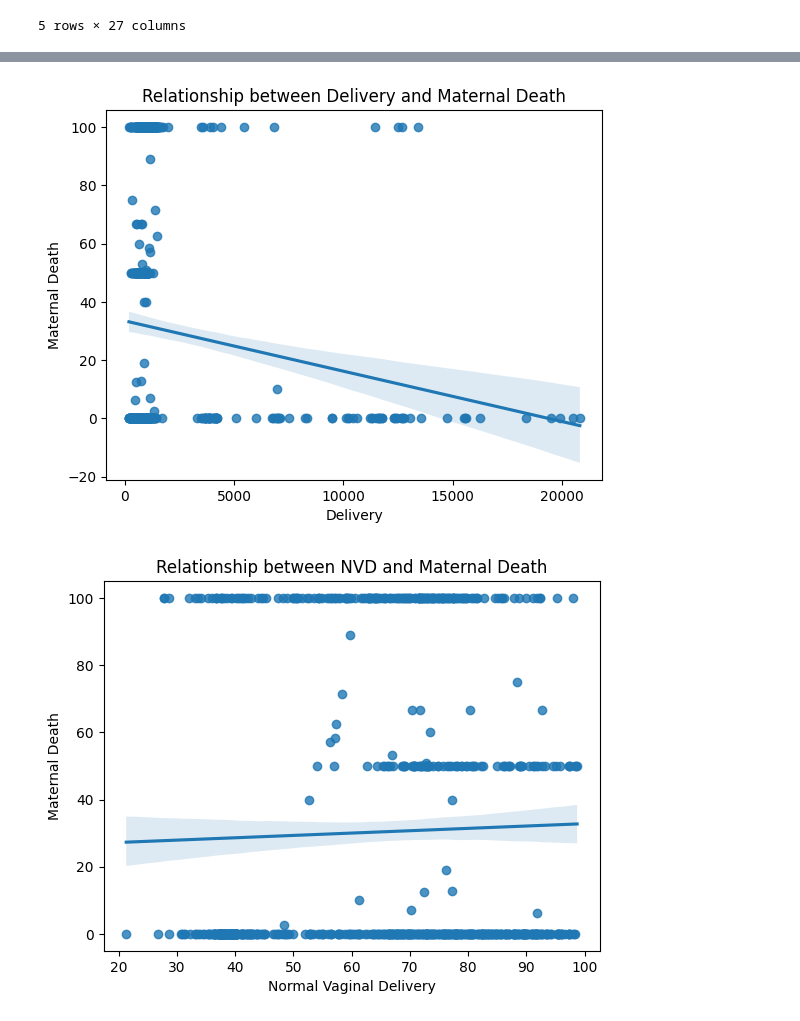
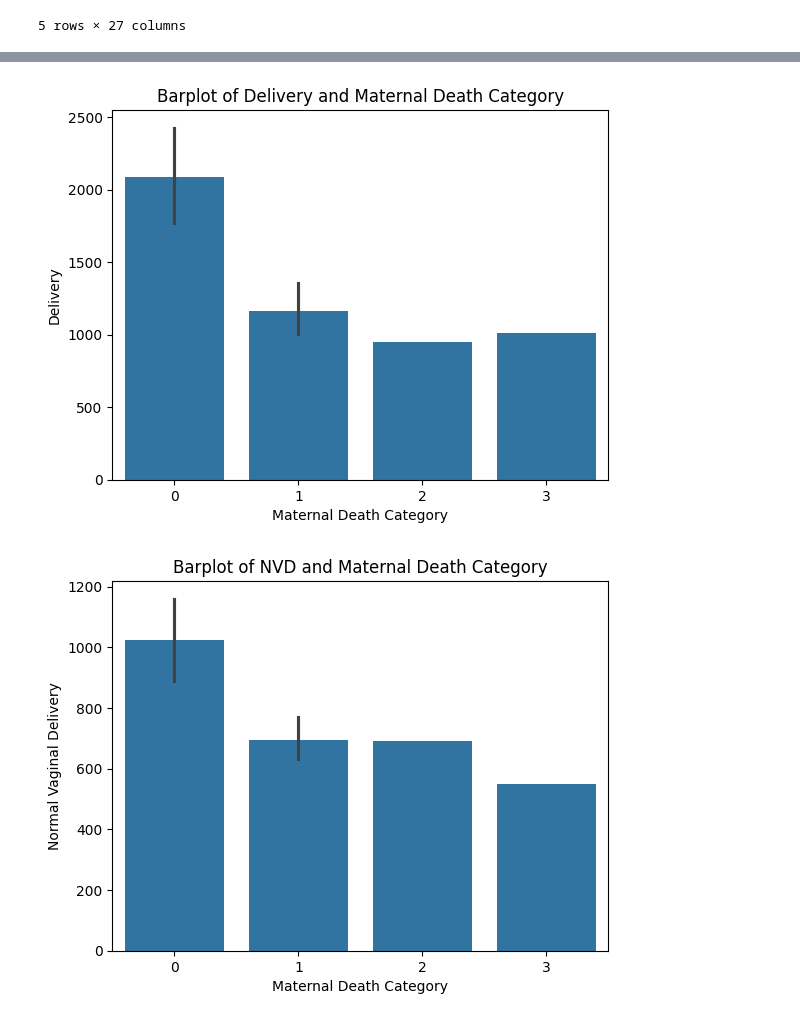
Before and after one commit to sanjida-akhtar/maternal-health-analysis, a Jupyter notebook: notebooks/maternal_health_analysis.ipynb, the cells around one changed output, grey strips where cells are left out. Cells and saved outputs as stored; diff of their text form; code cells hidden in the pictures.

```diff
--- a/notebooks/maternal_health_analysis.ipynb
+++ b/notebooks/maternal_health_analysis.ipynb
@@ -94 +108,5 @@ PNC2              float64
 dtype: object
+# %%
+# Label Encoding on District variable
+le = LabelEncoder()
+data["District"] = le.fit_transform(data["District"])
@@ -94,0 +128,4 @@ dtype: object
+# %%
+# Label encoding on Month variable
+la = LabelEncoder()
+data["Month"] = la.fit_transform(data["Month"])
@@ -94,0 +151,27 @@ dtype: object
+# %%
+# Create a list to hold values
+arr = data["Maternal Death"].values
+li = list(arr)
+def death_discretization(data):
+  """
+  Discretizes values of a list, 0 represents No Death,
+  1 represents Low number of Death, 2 represents Medium number of Death and
+  3 represents High number of Death
+  data : Parameter represents a list.Return value.
+  """
+  for x in range(len(data)):
+    if data[x] == 0:
+       data[x] = 0        # No death
+    elif data[x] < 25:
+       data[x] = 1        # Low Death
+    elif data[x] < 50:
+       data[x] = 2        # Medium Death
+    else:
+       data[x] = 3        # High Death
+  return data
+
+# Create Maternal Death Status column to hold discretized values
+data["Maternal Death Category"] = death_discretization(arr)
+# %%
+# Set data type to integer
+data["Maternal Death Category"] = data["Maternal Death Category"].astype(int)
@@ -208,17 +325,19 @@ plt.show()
 # %%
-sns.regplot(x = data["Delivery"],  y= data["Maternal Death"], data = data)
-plt.xlabel("Delivery")
-plt.ylabel("Maternal Death")
-plt.title("Relationship between Delivery and Maternal Death")
+# Display barplot
+sns.barplot(  x= data["Maternal Death Category"],y = data["Delivery"], data = data)
+plt.ylabel("Delivery")
+plt.xlabel("Maternal Death Category")
+plt.title("Barplot of Delivery and Maternal Death Category")
 plt.show()
 # %% [output]
-[figure, old version]
+[figure, new version]
 # %%
-sns.regplot(x = data["NVD"],  y= data["Maternal Death"], data = data)
-plt.xlabel("Normal Vaginal Delivery")
-plt.ylabel("Maternal Death")
-plt.title("Relationship between NVD and Maternal Death")
+# Display barplot
+sns.barplot( x= data["Maternal Death Category"],y = data["NVD"], data = data)
+plt.ylabel("Normal Vaginal Delivery")
+plt.xlabel("Maternal Death Category")
+plt.title("Barplot of NVD and Maternal Death Category")
 plt.show()
 # %% [output]
-[figure, old version]
+[figure, new version]
 # %%
```
Also changed, not shown: parts of 50 cells of this notebook.
